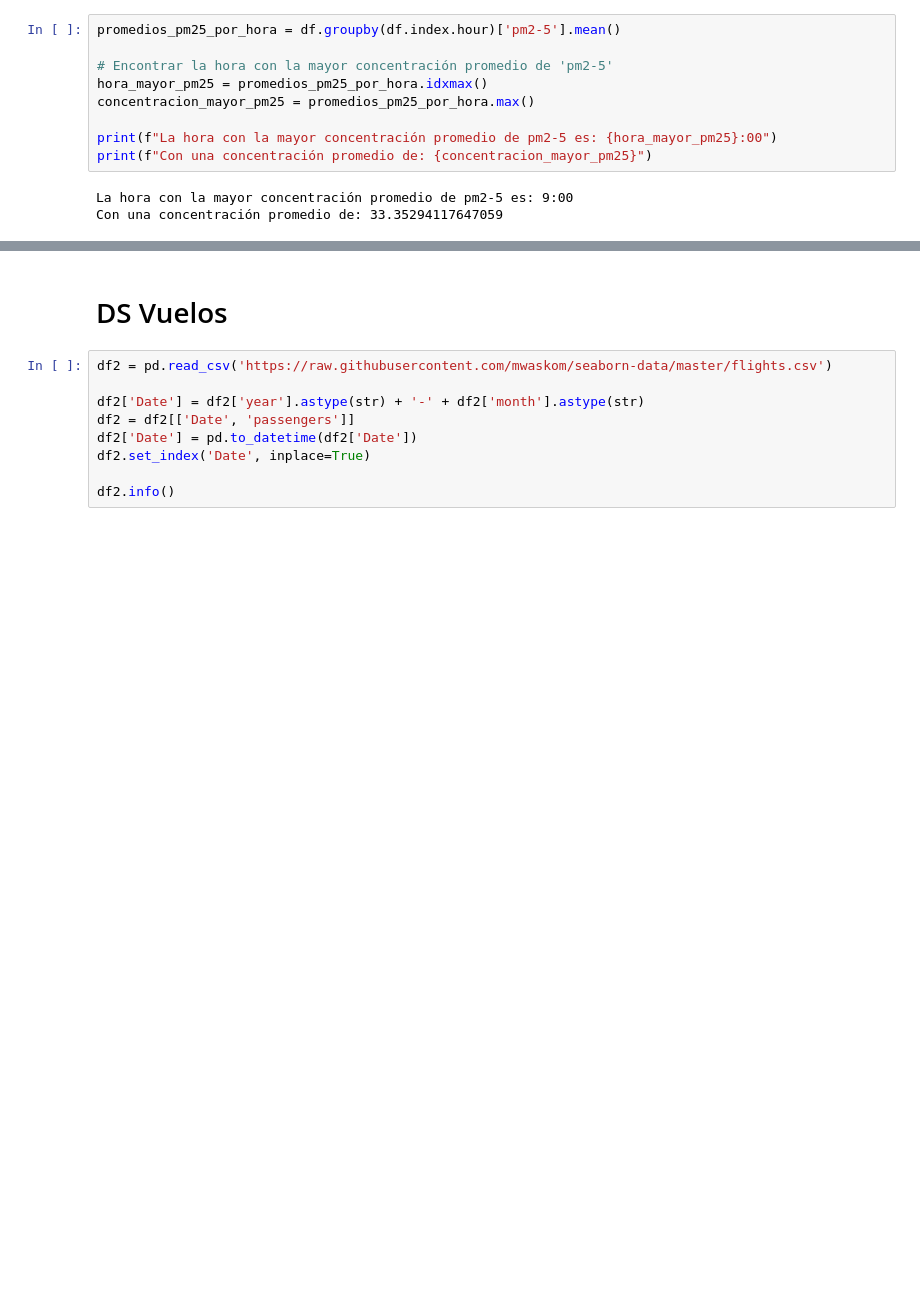
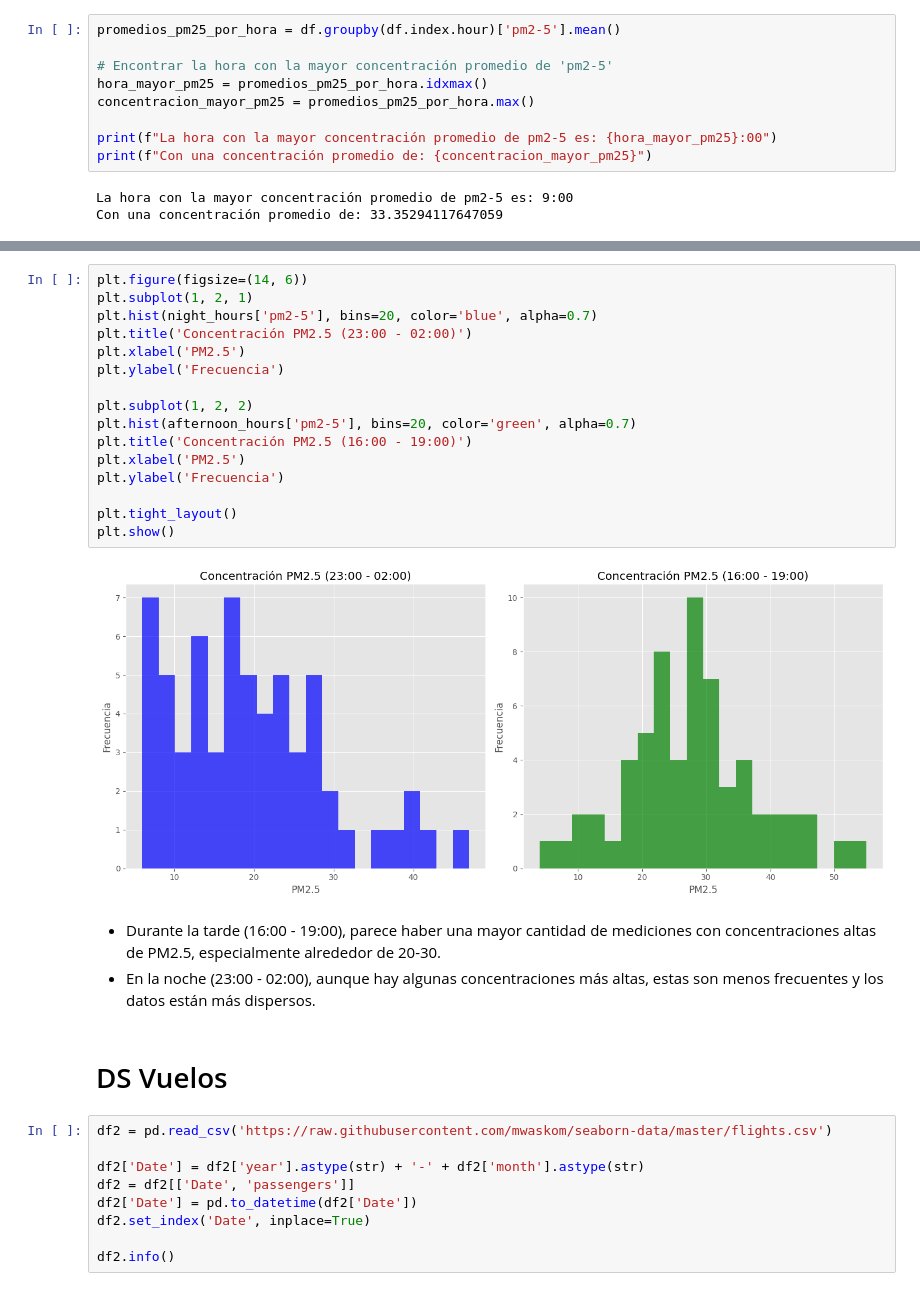
Before and after one commit to ChiaraVL/VidaArtificial, a Jupyter notebook: Datetime.ipynb, the cells around one changed output, grey strips where cells are left out. Drawn from its saved outputs; the diff is of its cells as text; blank space fills up the shorter version.

```diff
--- a/Datetime.ipynb
+++ b/Datetime.ipynb
@@ -211,3 +213,24 @@ plt.show()
+# %%
+plt.figure(figsize=(14, 6))
+plt.subplot(1, 2, 1)
+plt.hist(night_hours['pm2-5'], bins=20, color='blue', alpha=0.7)
+plt.title('Concentración PM2.5 (23:00 - 02:00)')
+plt.xlabel('PM2.5')
+plt.ylabel('Frecuencia')
+
+plt.subplot(1, 2, 2)
+plt.hist(afternoon_hours['pm2-5'], bins=20, color='green', alpha=0.7)
+plt.title('Concentración PM2.5 (16:00 - 19:00)')
+plt.xlabel('PM2.5')
+plt.ylabel('Frecuencia')
+
+plt.tight_layout()
+plt.show()
+# %% [output]
+[figure, added]
+# %% [markdown]
+- Durante la tarde (16:00 - 19:00), parece haber una mayor cantidad de mediciones con concentraciones altas de PM2.5, especialmente alrededor de 20-30.
+- En la noche (23:00 - 02:00), aunque hay algunas concentraciones más altas, estas son menos frecuentes y los datos están más dispersos.
 # %% [markdown]
 # DS Vuelos
 # %%
```
Also changed, not shown: parts of 7 cells of this notebook.
